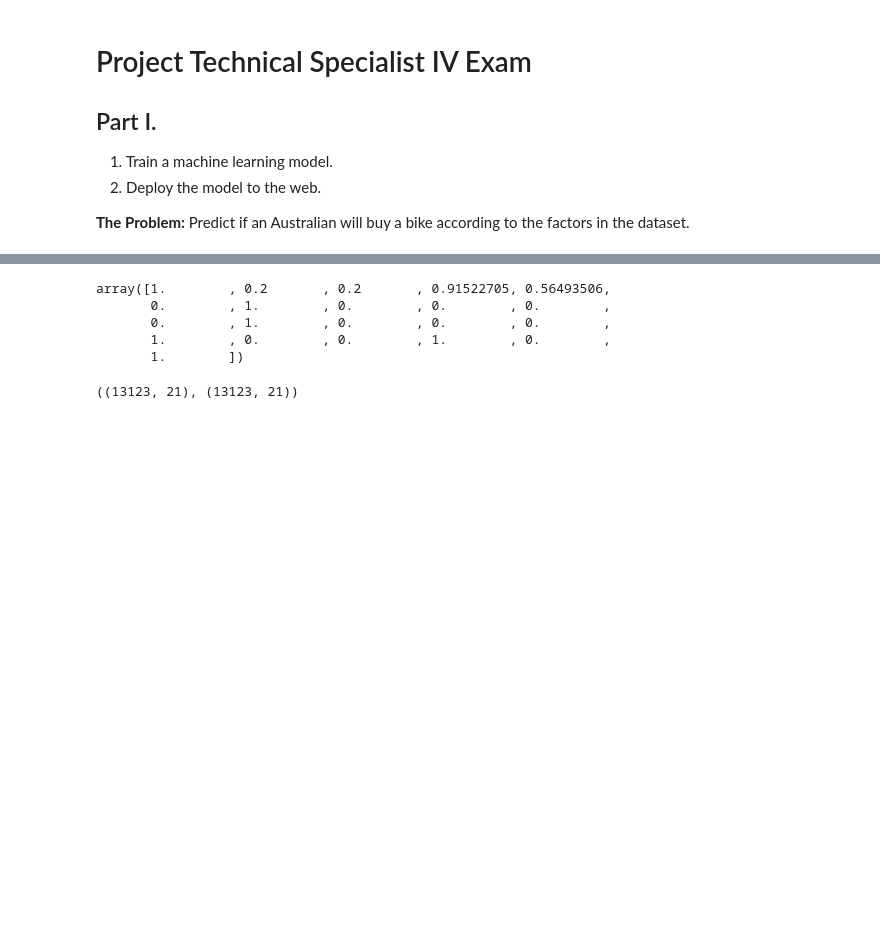
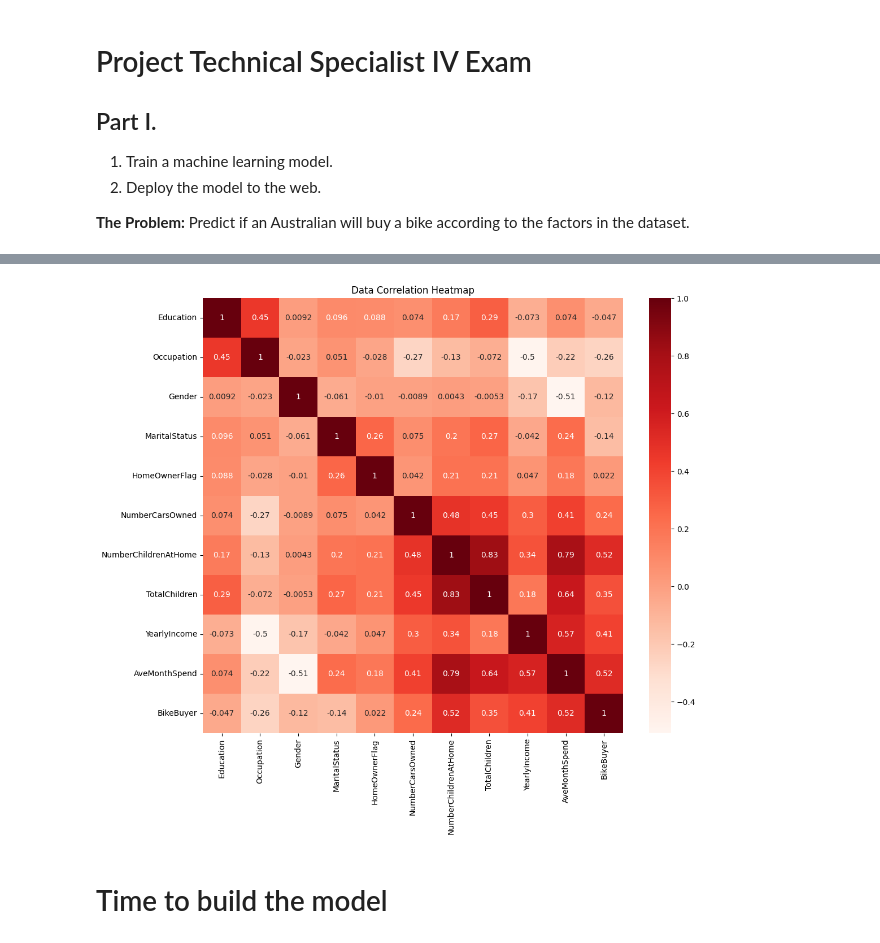
Before and after one commit to tankTopTaro/DOST-FNRI-Assessment, a Jupyter notebook: DOST_FNRI_Assessment.ipynb, the cells around one changed output, grey strips where cells are left out. Cells and saved outputs as stored; diff of their text form; code cells hidden in the pictures; blank space fills up the shorter version.

```diff
--- a/DOST_FNRI_Assessment.ipynb
+++ b/DOST_FNRI_Assessment.ipynb
@@ -35,0 +79,3 @@ data_set
+# %%
+australian_df = df[df['CountryRegionName'].isin(['Australia'])].copy()
+australian_df
@@ -35,0 +96,6 @@ data_set
+# %%
+# Dropping unnecessary columns
+drop_cols = ['Unnamed: 0', 'CustomerID', 'FirstName', 'LastName', 'AddressLine1', 'City', 'StateProvinceName', 'CountryRegionName', 'PostalCode', 'PhoneNumber', 'BirthDate']
+australian_df = australian_df.drop(columns=drop_cols, axis=1, inplace=False)
+australian_df.reset_index(drop=True, inplace=True)
+australian_df
@@ -35,0 +116,8 @@ data_set
+# %%
+a = {'bachelors': 0, 'partial college': 1, 'high school': 2, 'graduate degree': 3, 'partial high school': 4}
+australian_df['Education'] = australian_df['Education'].str.strip().str.lower()
+australian_df['Education'] = australian_df['Education'].replace(a)
+
+b = {'professional': 0, 'skilled manual': 1, 'management': 2, 'clerical': 3, 'manual': 4}
+australian_df['Occupation'] = australian_df['Occupation'].str.strip().str.lower()
+australian_df['Occupation'] = australian_df['Occupation'].replace(b)
@@ -36 +140,13 @@ data_set
+# %%
+import seaborn as sns
+
+plt.figure(figsize=(12, 10))
+cor = australian_df.corr()
+sns.heatmap(cor, annot=True, cmap=plt.cm.Reds)
+plt.title('Data Correlation Heatmap')
+plt.show()
+# %% [output]
+[figure, added]
+# %% [markdown]
+# Time to build the model
 # %%
@@ -54,15 +173,2 @@ ct.fit(X_train)
 X_train_normal = ct.transform(X_train)
 X_test_normal = ct.transform(X_test)
-# %%
-# Visulize
-X_train_normal[0]
-# %% [output]
-array([1.        , 0.2       , 0.2       , 0.91522705, 0.56493506,
-       0.        , 1.        , 0.        , 0.        , 0.        ,
-       0.        , 1.        , 0.        , 0.        , 0.        ,
-       1.        , 0.        , 0.        , 1.        , 0.        ,
-       1.        ])
-# %%
-X_train.shape, X_train_normal.shape
-# %% [output]
-((13123, 21), (13123, 21))
```
Also changed, not shown: parts of 22 cells of this notebook.
